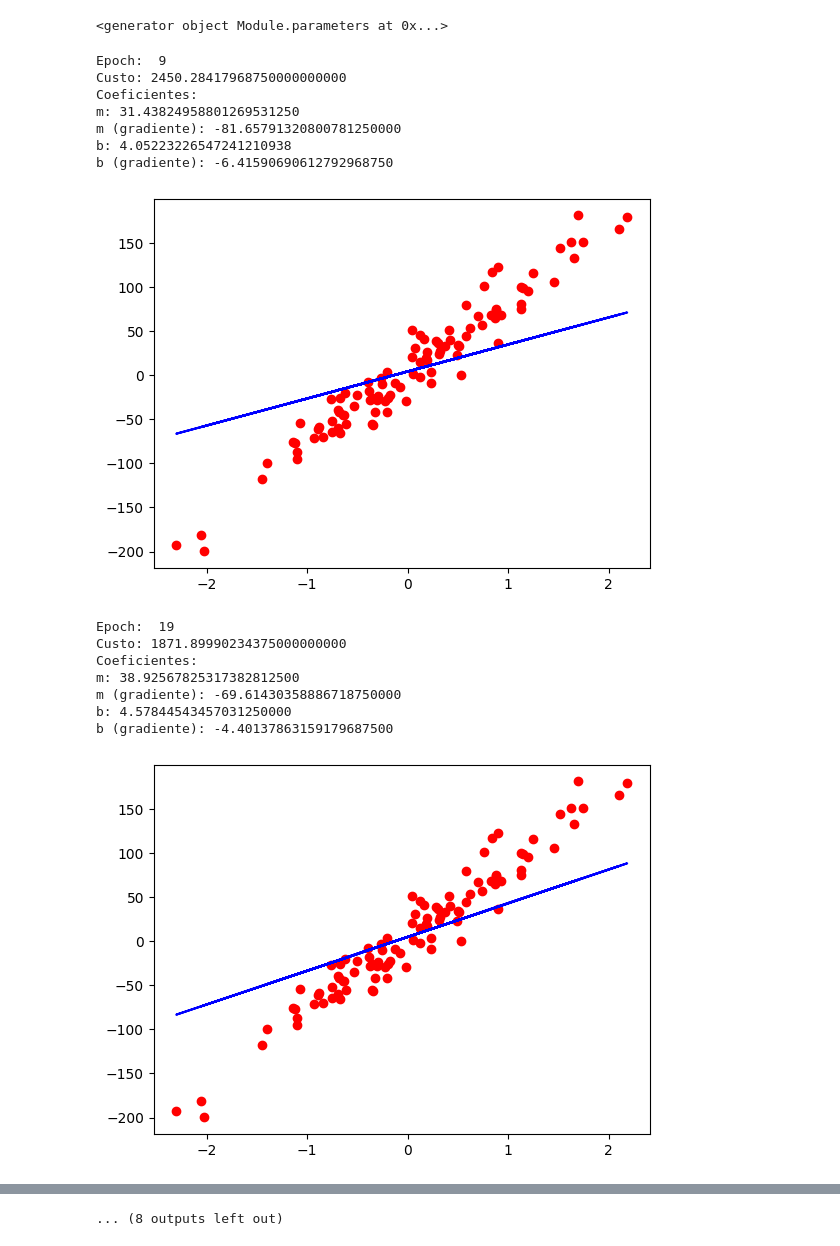
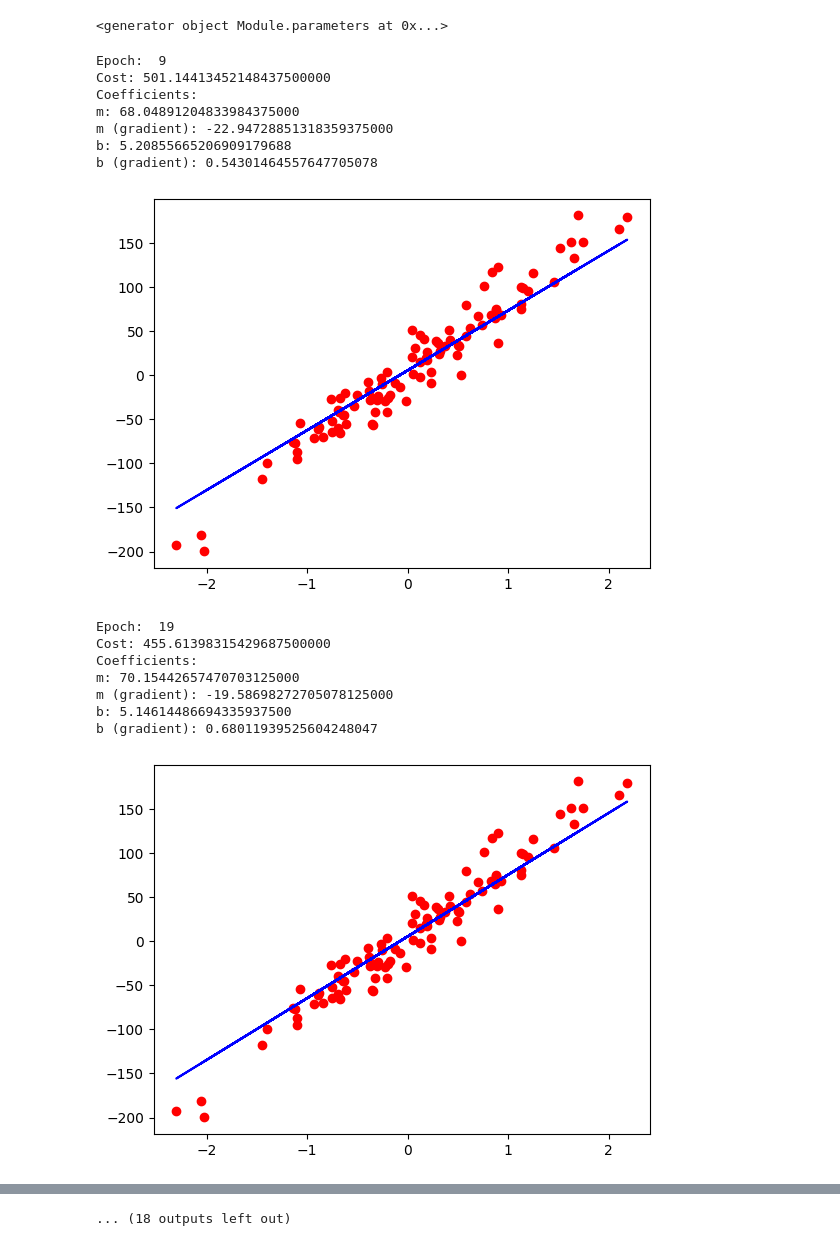
Before and after one commit to canalrafael/Pre-Doc, a Jupyter notebook: descent_gradient.ipynb, the cells around one changed output, grey strips where cells are left out. Cells and saved outputs as stored; diff of their text form; code cells hidden in the pictures.

```diff
--- a/descent_gradient.ipynb
+++ b/descent_gradient.ipynb
@@ -39,53 +39,51 @@ print (model.parameters())
 <generator object Module.parameters at 0x...>
 # %%
 # TRAINING LOOP
-num_epochs = 100
-contador_custo = []
+num_epochs = 150
+cost_counter = []
 for epoch in range(num_epochs):
-  #forward pass and loos
+  # Forward pass and loss calculation
   y_hat = model(x)
   loss = criterion(y_hat, y)
-  contador_custo.append(loss)
+  cost_counter.append(loss)
 
-  #backward pass (calculed grad)
+  # Backward pass (calculate gradients)
   loss.backward()
 
-  #update (update weight)
+  # Update weights
   optimizer.step()
 
-  if (epoch+1)%10 == 0:
-      print('Epoch: ', epoch)
-      print('Custo: {:.20f}'.format(loss.item()))
-      print('Coeficientes: ')
-      print('m: {:.20f}'.format(model.weight.data.detach().item()))
-      print('m (gradiente): {:.20f}'.format(model.weight.grad.detach().item()))
-      print('b: {:.20f}'.format(model.bias.data.detach().item()))
-      print('b (gradiente): {:.20f}'.format(model.bias.grad.detach().item()))
-      #for p in model.parameters():
-      #  print('{:.2f}'.format(p.data.detach().item()))
-      #  print('{:.2f}'.format(p.grad.detach().item()))
-      previsao_final = y_hat.detach().numpy()
-      plt.plot(x_numpy, y_numpy, 'ro')
-      plt.plot(x_numpy, previsao_final, 'b')
-      plt.show()
+  if (epoch + 1) % 10 == 0:
+    print('Epoch: ', epoch)
+    print('Cost: {:.20f}'.format(loss.item()))
+    print('Coefficients: ')
+    print('m: {:.20f}'.format(model.weight.data.detach().item()))
+    print('m (gradient): {:.20f}'.format(model.weight.grad.detach().item()))
+    print('b: {:.20f}'.format(model.bias.data.detach().item()))
+    print('b (gradient): {:.20f}'.format(model.bias.grad.detach().item()))
 
-  #clean optimizer
+    final_prediction = y_hat.detach().numpy()
+    plt.plot(x_numpy, y_numpy, 'ro')
+    plt.plot(x_numpy, final_prediction, 'b')
+    plt.show()
+
+  # Clear the optimizer
   optimizer.zero_grad()
 # %% [output]
 Epoch:  9
-Custo: 2450.28417968750000000000
-Coeficientes:
-m: 31.43824958801269531250
-m (gradiente): -81.65791320800781250000
-b: 4.05223226547241210938
-b (gradiente): -6.41590690612792968750
+Cost: 501.14413452148437500000
+Coefficients:
+m: 68.04891204833984375000
+m (gradient): -22.94728851318359375000
+b: 5.20855665206909179688
+b (gradient): 0.54301464557647705078
-[figure, old version]
+[figure, new version]
 Epoch:  19
-Custo: 1871.89990234375000000000
-Coeficientes:
-m: 38.92567825317382812500
-m (gradiente): -69.61430358886718750000
-b: 4.57844543457031250000
-b (gradiente): -4.40137863159179687500
+Cost: 455.61398315429687500000
+Coefficients:
+m: 70.15442657470703125000
+m (gradient): -19.58698272705078125000
+b: 5.14614486694335937500
+b (gradient): 0.68011939525604248047
-[figure, old version]
+[figure, new version]
 Epoch:  29
@@ -123 +121 @@ b (gradiente): -0.29167234897613525391
-... (8 outputs left out)
+... (18 outputs left out)
```
Also changed, not shown: parts of 5 cells of this notebook.
